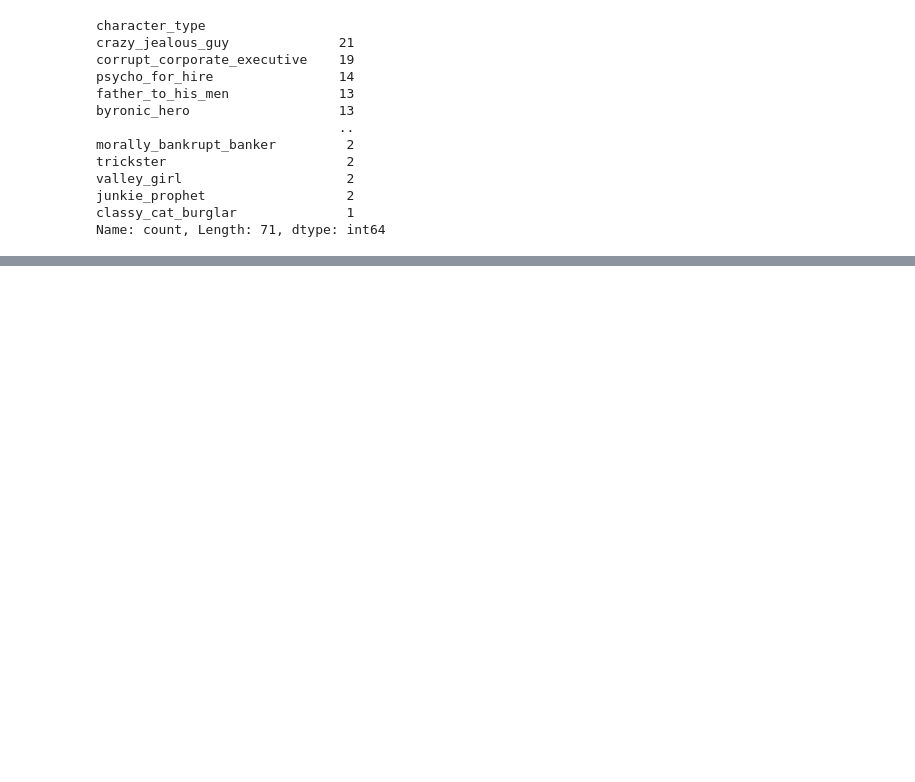
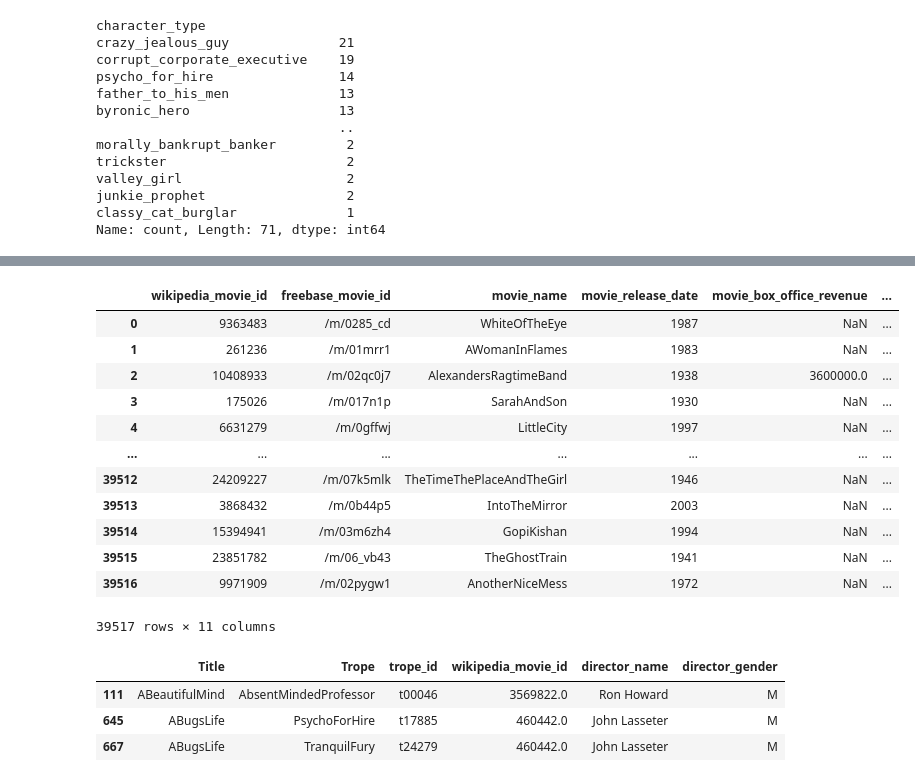
Before and after one commit to epfl-ada/ada-2024-project-adapocalypse, a Jupyter notebook: results.ipynb, the cells around one changed output, grey strips where cells are left out. Cells and saved outputs as stored; diff of their text form; code cells hidden in the pictures; blank space fills up the shorter version.

```diff
--- a/results.ipynb
+++ b/results.ipynb
@@ -1168,0 +1184,6 @@ fig.show()
+# %%
+def transform_title(title):
+    # Remove non-alphanumeric characters except spaces
+    title = ''.join(char if char.isalnum() or char.isspace() else '' for char in title)
+    # Convert to PascalCase
+    return ''.join(word.capitalize() for word in title.split())
@@ -1168,0 +1212,19 @@ fig.show()
+# %%
+movies_directors_combined_temp = movies_directors_combined.copy()
+movies_directors_combined_temp['movie_name'] = movies_directors_combined_temp['movie_name'].apply(transform_title)
+# %%
+movies_directors_combined_temp
+# %% [output]
+|  | wikipedia_movie_id | freebase_movie_id | movie_name | movie_release_date | movie_box_office_revenue | ... |
+| 0 | 9363483 | /m/0285_cd | WhiteOfTheEye | 1987 | NaN | ... |
+| 1 | 261236 | /m/01mrr1 | AWomanInFlames | 1983 | NaN | ... |
+| 2 | 10408933 | /m/02qc0j7 | AlexandersRagtimeBand | 1938 | 3600000.0 | ... |
+| 3 | 175026 | /m/017n1p | SarahAndSon | 1930 | NaN | ... |
+| 4 | 6631279 | /m/0gffwj | LittleCity | 1997 | NaN | ... |
+| ... | ... | ... | ... | ... | ... | ... |
+| 39512 | 24209227 | /m/07k5mlk | TheTimeThePlaceAndTheGirl | 1946 | NaN | ... |
+| 39513 | 3868432 | /m/0b44p5 | IntoTheMirror | 2003 | NaN | ... |
+| 39514 | 15394941 | /m/03m6zh4 | GopiKishan | 1994 | NaN | ... |
+| 39515 | 23851782 | /m/06_vb43 | TheGhostTrain | 1941 | NaN | ... |
+| 39516 | 9971909 | /m/02pygw1 | AnotherNiceMess | 1972 | NaN | ... |
+39517 rows × 11 columns
@@ -1168,0 +1236,7 @@ fig.show()
+# %%
+filtered_film_tropes_df.head(3)
+# %% [output]
+|  | Title | Trope | trope_id | wikipedia_movie_id | director_name | director_gender |
+| 111 | ABeautifulMind | AbsentMindedProfessor | t00046 | 3569822.0 | Ron Howard | M |
+| 645 | ABugsLife | PsychoForHire | t17885 | 460442.0 | John Lasseter | M |
+| 667 | ABugsLife | TranquilFury | t24279 | 460442.0 | John Lasseter | M |
```
Also changed, not shown: parts of 32 cells of this notebook, 1 other file.
